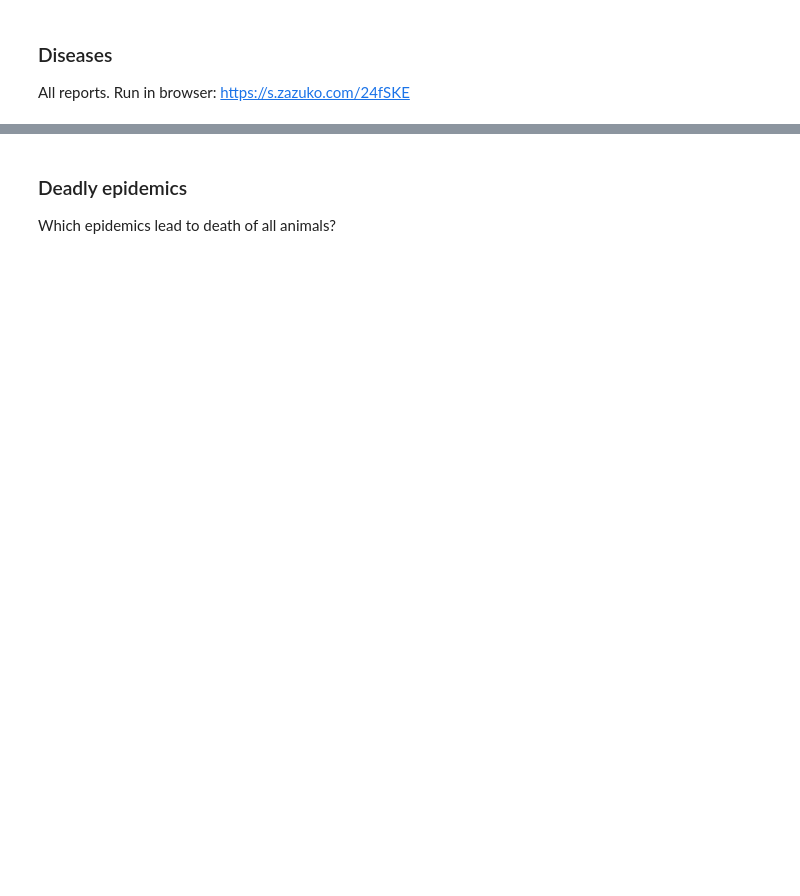
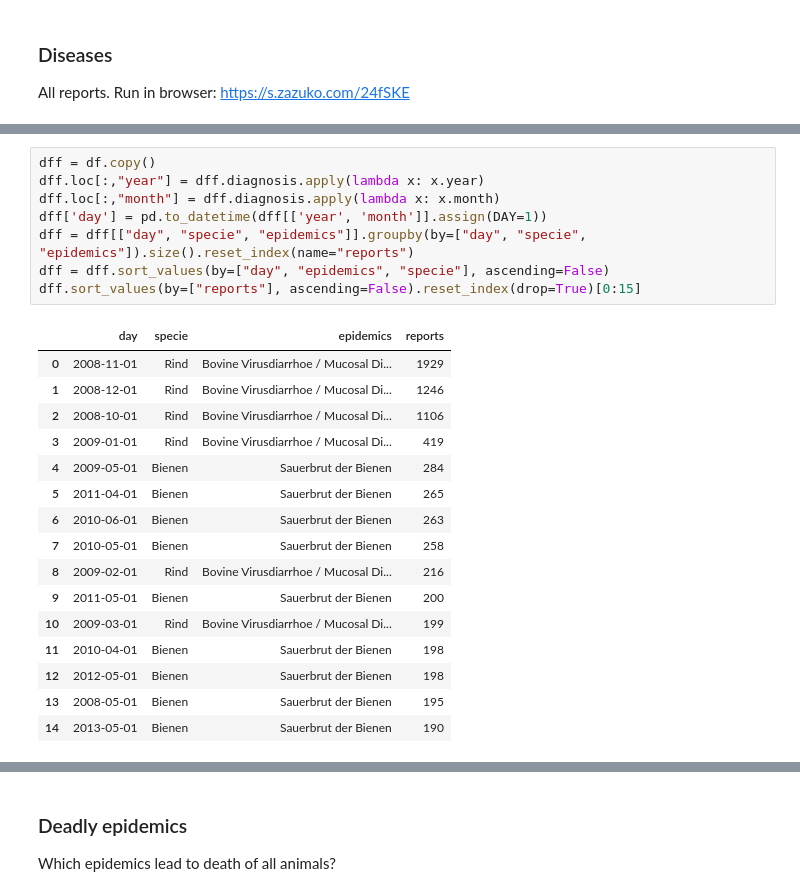
Before and after one commit to zazuko/notebooks, a Jupyter notebook: notebooks/animal-disease/epidemics.ipynb, the cells around one changed output, grey strips where cells are left out. Cells and saved outputs as stored; diff of their text form; blank space fills up the shorter version.

```diff
--- a/notebooks/animal-disease/epidemics.ipynb
+++ b/notebooks/animal-disease/epidemics.ipynb
@@ -231,0 +294,25 @@ df.head()
+# %%
+dff = df.copy()
+dff.loc[:,"year"] = dff.diagnosis.apply(lambda x: x.year)
+dff.loc[:,"month"] = dff.diagnosis.apply(lambda x: x.month)
+dff['day'] = pd.to_datetime(dff[['year', 'month']].assign(DAY=1))
+dff = dff[["day", "specie", "epidemics"]].groupby(by=["day", "specie", "epidemics"]).size().reset_index(name="reports")
+dff = dff.sort_values(by=["day", "epidemics", "specie"], ascending=False)
+dff.sort_values(by=["reports"], ascending=False).reset_index(drop=True)[0:15]
+# %% [output]
+|  | day | specie | epidemics | reports |
+| 0 | 2008-11-01 | Rind | Bovine Virusdiarrhoe / Mucosal Di... | 1929 |
+| 1 | 2008-12-01 | Rind | Bovine Virusdiarrhoe / Mucosal Di... | 1246 |
+| 2 | 2008-10-01 | Rind | Bovine Virusdiarrhoe / Mucosal Di... | 1106 |
+| 3 | 2009-01-01 | Rind | Bovine Virusdiarrhoe / Mucosal Di... | 419 |
+| 4 | 2009-05-01 | Bienen | Sauerbrut der Bienen | 284 |
+| 5 | 2011-04-01 | Bienen | Sauerbrut der Bienen | 265 |
+| 6 | 2010-06-01 | Bienen | Sauerbrut der Bienen | 263 |
+| 7 | 2010-05-01 | Bienen | Sauerbrut der Bienen | 258 |
+| 8 | 2009-02-01 | Rind | Bovine Virusdiarrhoe / Mucosal Di... | 216 |
+| 9 | 2011-05-01 | Bienen | Sauerbrut der Bienen | 200 |
+| 10 | 2009-03-01 | Rind | Bovine Virusdiarrhoe / Mucosal Di... | 199 |
+| 11 | 2010-04-01 | Bienen | Sauerbrut der Bienen | 198 |
+| 12 | 2012-05-01 | Bienen | Sauerbrut der Bienen | 198 |
+| 13 | 2008-05-01 | Bienen | Sauerbrut der Bienen | 195 |
+| 14 | 2013-05-01 | Bienen | Sauerbrut der Bienen | 190 |
```
Also changed, not shown: parts of 18 cells of this notebook.
